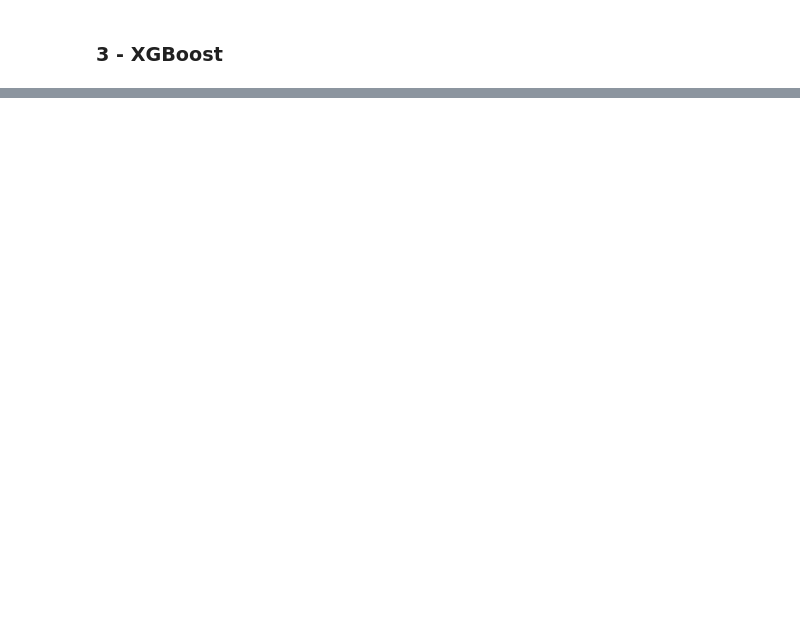
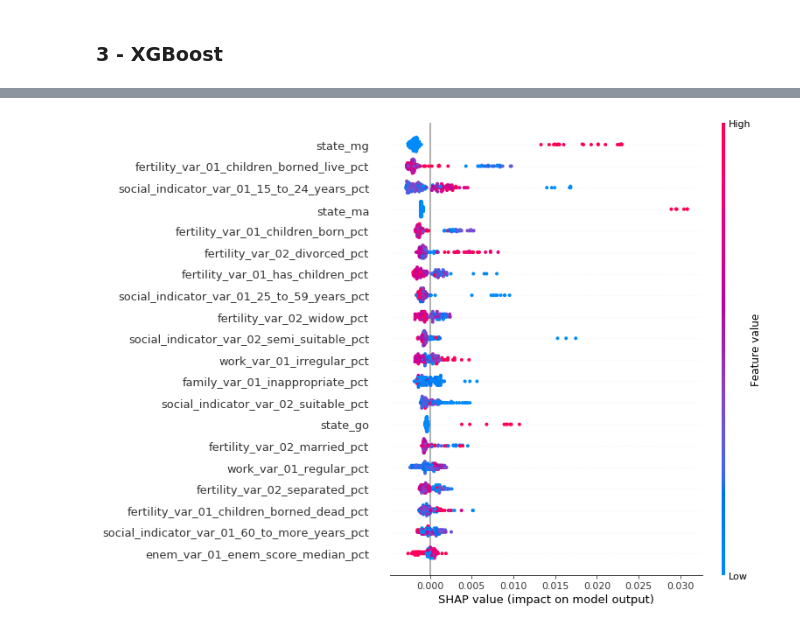
Before and after one commit to lucasbruscato/Master, a Jupyter notebook: 3_model/03_02_model_training.ipynb, the cells around one changed output, grey strips where cells are left out. Drawn from its saved outputs; the diff is of its cells as text; code cells hidden in the pictures; blank space fills up the shorter version.

```diff
--- a/3_model/03_02_model_training.ipynb
+++ b/3_model/03_02_model_training.ipynb
@@ -165,7 +253,7 @@ rs_random_forest_model.best_params_
 # %% [markdown]
 ### 3 - XGBoost
 # %%
-xgboost_model = xgboost.XGBRegressor()
+xgboost_model = XGBRegressor(random_state=7)
 
 params = {'silent': [False],
           'max_depth': [2, 4, 6, 8, 10, 12, 14, 16, 18, 20],
@@ -199,0 +333,14 @@ rs_xgboost_model.best_params_
+# %%
+xgboost_model = XGBRegressor(silent=False,
+                             reg_lambda=100.0,
+                             n_estimators=50,
+                             min_child_weight=7.0,
+                             max_depth=12,
+                             learning_rate=0.1,
+                             gamma=0,
+                             eval_metric='rmse',
+                             colsample_bytree=0.4,
+                             colsample_bylevel=0.7,
+                             random_state=7)
+
+xgboost_model.fit(X_training, Y_training)
@@ -199,0 +356,6 @@ rs_xgboost_model.best_params_
+# %%
+print_shapley_value_importance(xgboost_model,
+                               X_validation,
+                               training_dataset.columns[1:])
+# %% [output]
+[figure, added]
```
Also changed, not shown: parts of 20 cells of this notebook, 7 other files.
